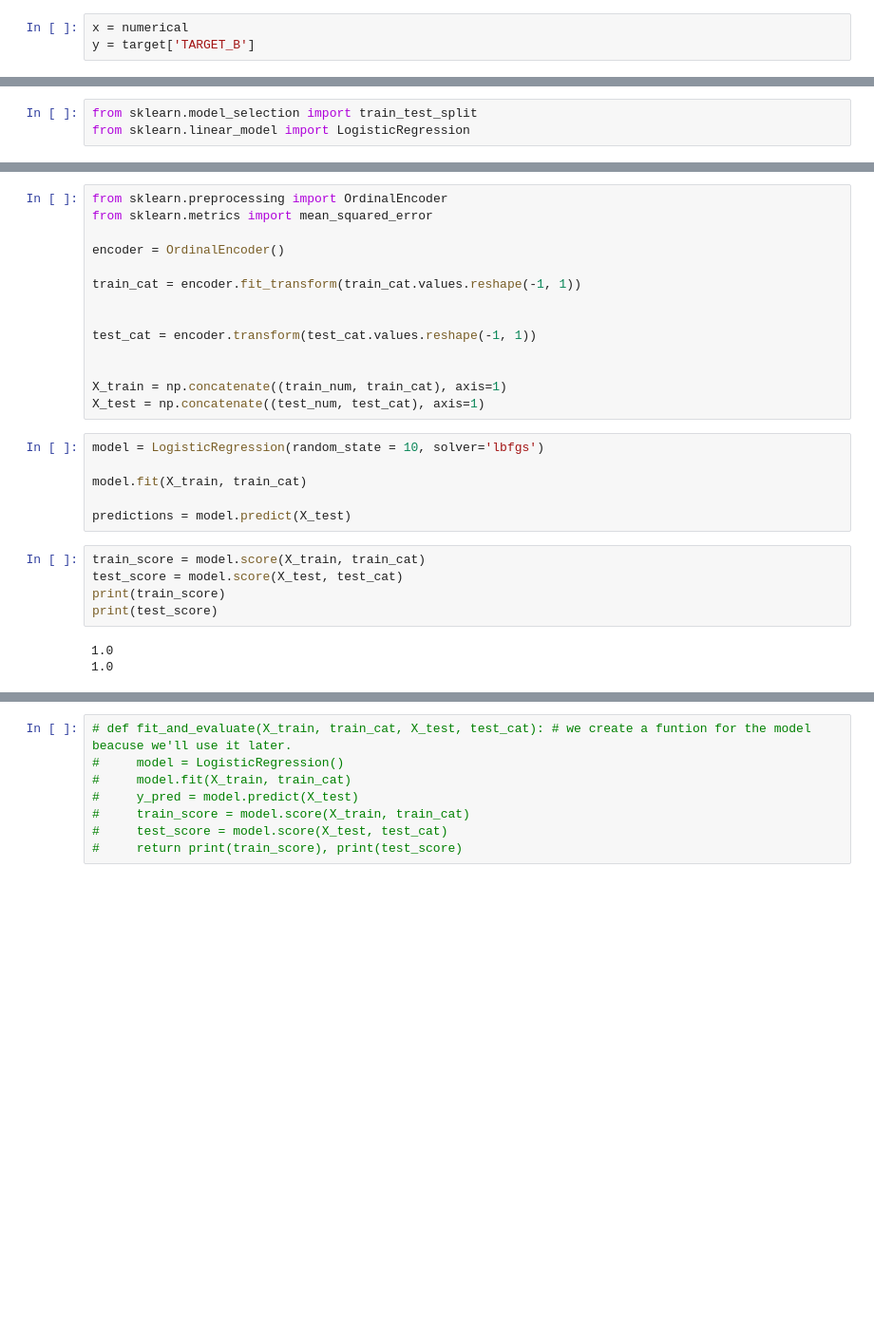
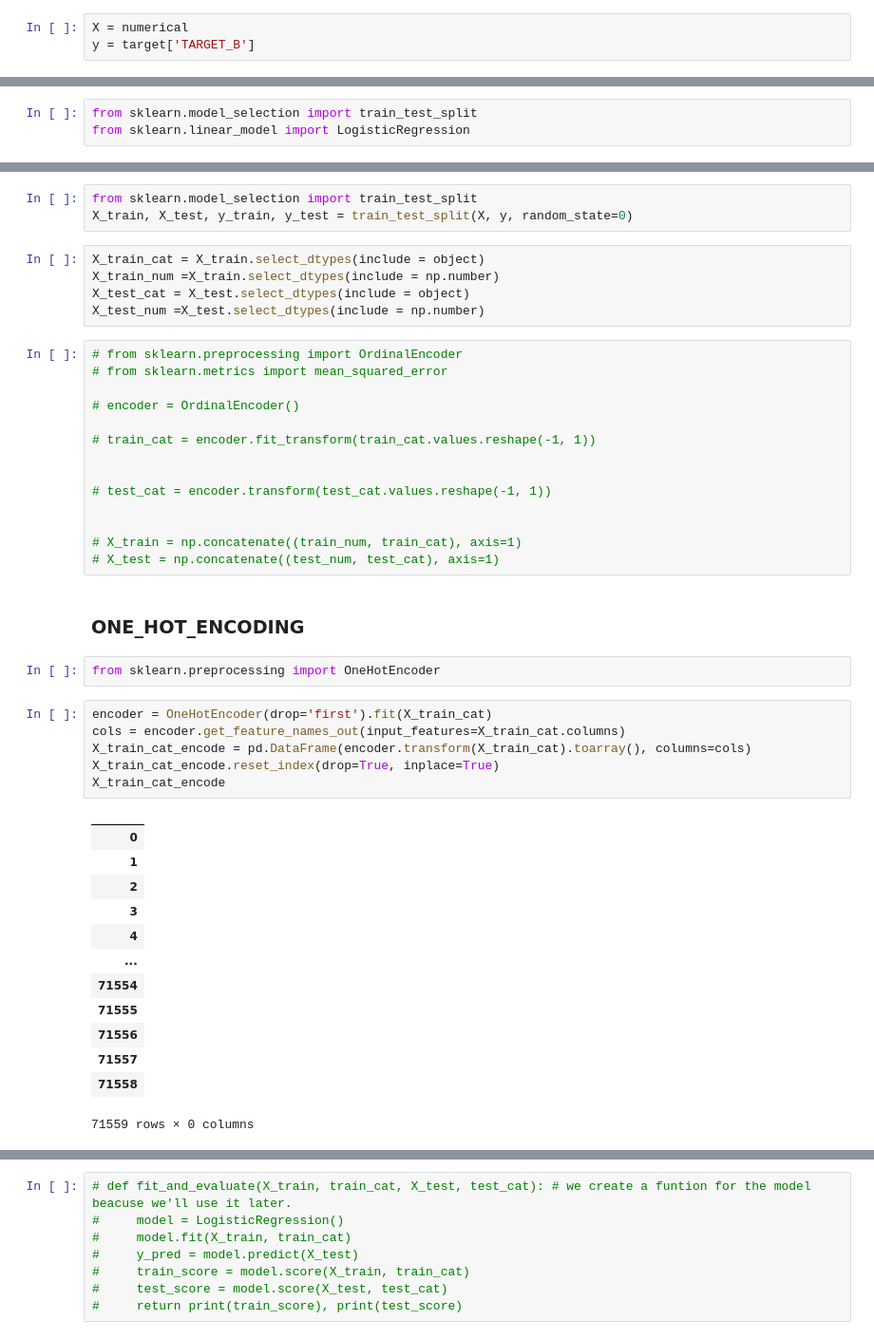
Before and after one commit to katchuli/lab-handling-data-imbalance-classification, a Jupyter notebook: LAB_Handling_Data _Imbalance_in_Classification_Models.ipynb, the cells around one changed output, grey strips where cells are left out. Shown at 95% size. Saved outputs shown, nothing was run; the diff lists cells and outputs as text; blank space fills up the shorter version.

```diff
--- a/LAB_Handling_Data _Imbalance_in_Classification_Models.ipynb
+++ b/LAB_Handling_Data _Imbalance_in_Classification_Models.ipynb
@@ -156,7 +141,7 @@ target
 | 95411 | 0 | 0.0 |
 95412 rows × 2 columns
 # %%
-x = numerical
+X = numerical
 y = target['TARGET_B']
 # %% [markdown]
 2.1. Split the data into a training set and a test set.
@@ -185,28 +206,46 @@ test_num = scaler.transform(test_num)
+# %%
+from sklearn.model_selection import train_test_split
+X_train, X_test, y_train, y_test = train_test_split(X, y, random_state=0)
+# %%
+X_train_cat = X_train.select_dtypes(include = object)
+X_train_num =X_train.select_dtypes(include = np.number)
+X_test_cat = X_test.select_dtypes(include = object)
+X_test_num =X_test.select_dtypes(include = np.number)
 # %%
-from sklearn.preprocessing import OrdinalEncoder
-from sklearn.metrics import mean_squared_error
+# from sklearn.preprocessing import OrdinalEncoder
+# from sklearn.metrics import mean_squared_error
 
-encoder = OrdinalEncoder()
+# encoder = OrdinalEncoder()
 
-train_cat = encoder.fit_transform(train_cat.values.reshape(-1, 1))
+# train_cat = encoder.fit_transform(train_cat.values.reshape(-1, 1))
 
 
-test_cat = encoder.transform(test_cat.values.reshape(-1, 1))
+# test_cat = encoder.transform(test_cat.values.reshape(-1, 1))
 
 
-X_train = np.concatenate((train_num, train_cat), axis=1)
-X_test = np.concatenate((test_num, test_cat), axis=1)
+# X_train = np.concatenate((train_num, train_cat), axis=1)
+# X_test = np.concatenate((test_num, test_cat), axis=1)
-# %%
-model = LogisticRegression(random_state = 10, solver='lbfgs')
-
-model.fit(X_train, train_cat)
-
-predictions = model.predict(X_test)
-# %%
-train_score = model.score(X_train, train_cat)
-test_score = model.score(X_test, test_cat)
-print(train_score)
-print(test_score)
-# %% [output]
-1.0
-1.0
+# %% [markdown]
+### ONE_HOT_ENCODING
+# %%
+from sklearn.preprocessing import OneHotEncoder
+# %%
+encoder = OneHotEncoder(drop='first').fit(X_train_cat)
+cols = encoder.get_feature_names_out(input_features=X_train_cat.columns)
+X_train_cat_encode = pd.DataFrame(encoder.transform(X_train_cat).toarray(), columns=cols)
+X_train_cat_encode.reset_index(drop=True, inplace=True)
+X_train_cat_encode
+# %% [output]
+|  |
+| 0 |
+| 1 |
+| 2 |
+| 3 |
+| 4 |
+| ... |
+| 71554 |
+| 71555 |
+| 71556 |
+| 71557 |
+| 71558 |
+71559 rows × 0 columns
```
Also changed, not shown: parts of 53 cells of this notebook.
